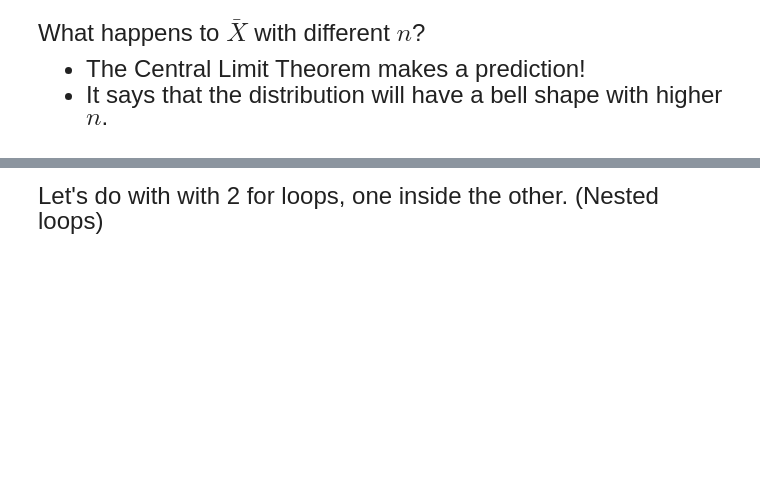
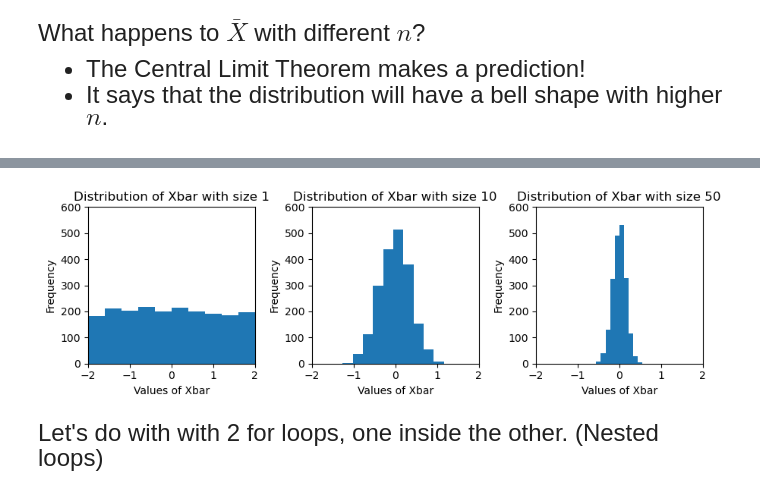
Before and after one commit to wkdduswo/datasci151spring2026, a Jupyter notebook: lecture_09: random variables/lecture_09_random_variables copy.ipynb, the cells around one changed output, grey strips where cells are left out. Saved outputs shown, nothing was run; the diff lists cells and outputs as text; code cells hidden in the pictures; blank space fills up the shorter version.

```diff
--- a/lecture_09: random variables/lecture_09_random_variables copy.ipynb
+++ b/lecture_09: random variables/lecture_09_random_variables copy.ipynb
@@ -392,36 +394,38 @@ subfig_array[0].set_xlim(-2,2)
 # Simulate with sample size 10
 sample_size = 10
 vec_xbar = np.zeros(num_simulations)
 for iteration in range(num_simulations):
     vec_unif  = np.random.uniform(low = -2, high=2, size = sample_size)
     vec_xbar[iteration] = vec_unif.mean()
 
 
 subfig_array[1].hist(vec_xbar)
 subfig_array[1].set_title("Distribution of Xbar with size 10")
 subfig_array[1].set_ylabel("Frequency")
 subfig_array[1].set_xlabel("Values of Xbar")
 subfig_array[1].set_xlim(-2,2)
 
 # Simulate with sample size 50
 sample_size = 50
 vec_xbar = np.zeros(num_simulations)
 for iteration in range(num_simulations):
     vec_unif  = np.random.uniform(low = -2, high=2, size = sample_size)
     vec_xbar[iteration] = vec_unif.mean()
 
 
 subfig_array[2].hist(vec_xbar)
 subfig_array[2].set_title("Distribution of Xbar with size 50")
 subfig_array[2].set_ylabel("Frequency")
 subfig_array[2].set_xlabel("Values of Xbar")
 subfig_array[2].set_xlim(-2,2)
 
-subfig_array[0].set_ylim(top=525)
-subfig_array[1].set_ylim(top=525)
-subfig_array[2].set_ylim(top=525)
+subfig_array[0].set_ylim(top=600)
+subfig_array[1].set_ylim(top=600)
+subfig_array[2].set_ylim(top=600)
 
 plt.tight_layout()
+# %% [output]
+[figure, added]
 # %% [markdown]
 <font size = "5">
 Let's do with with 2 for loops, one inside the other. (Nested loops)
```
Also changed, not shown: parts of 1 cell of this notebook.
